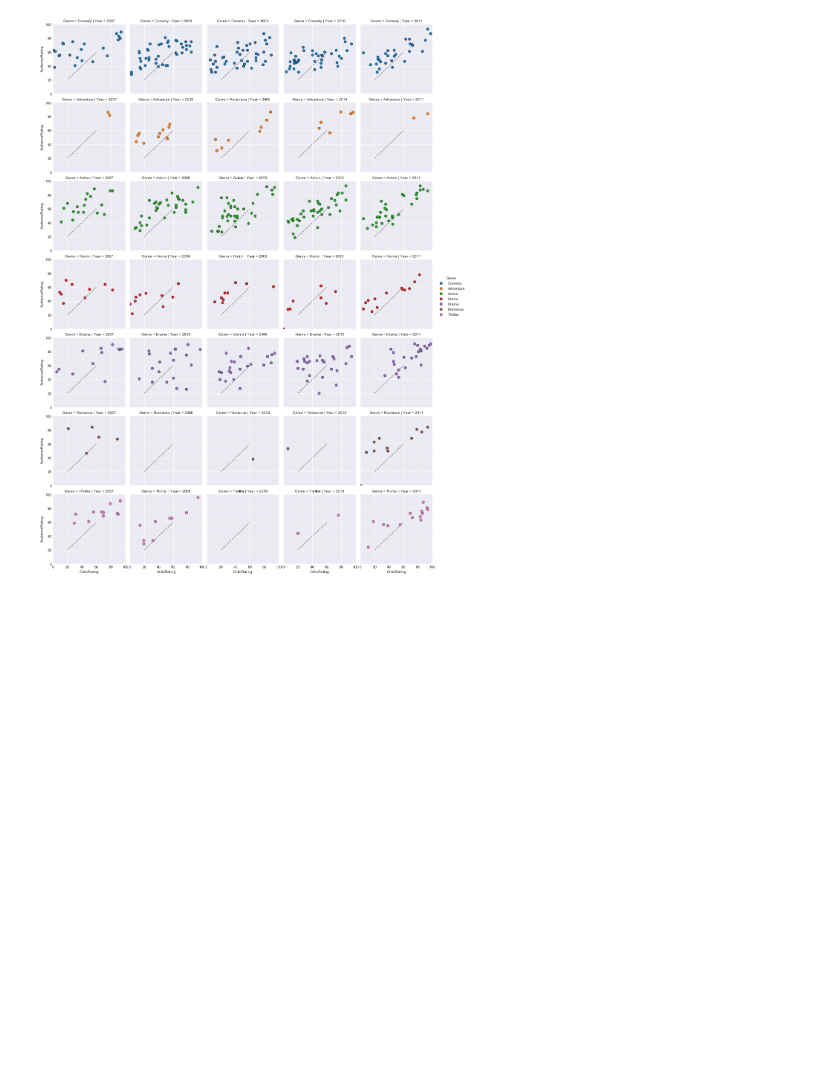
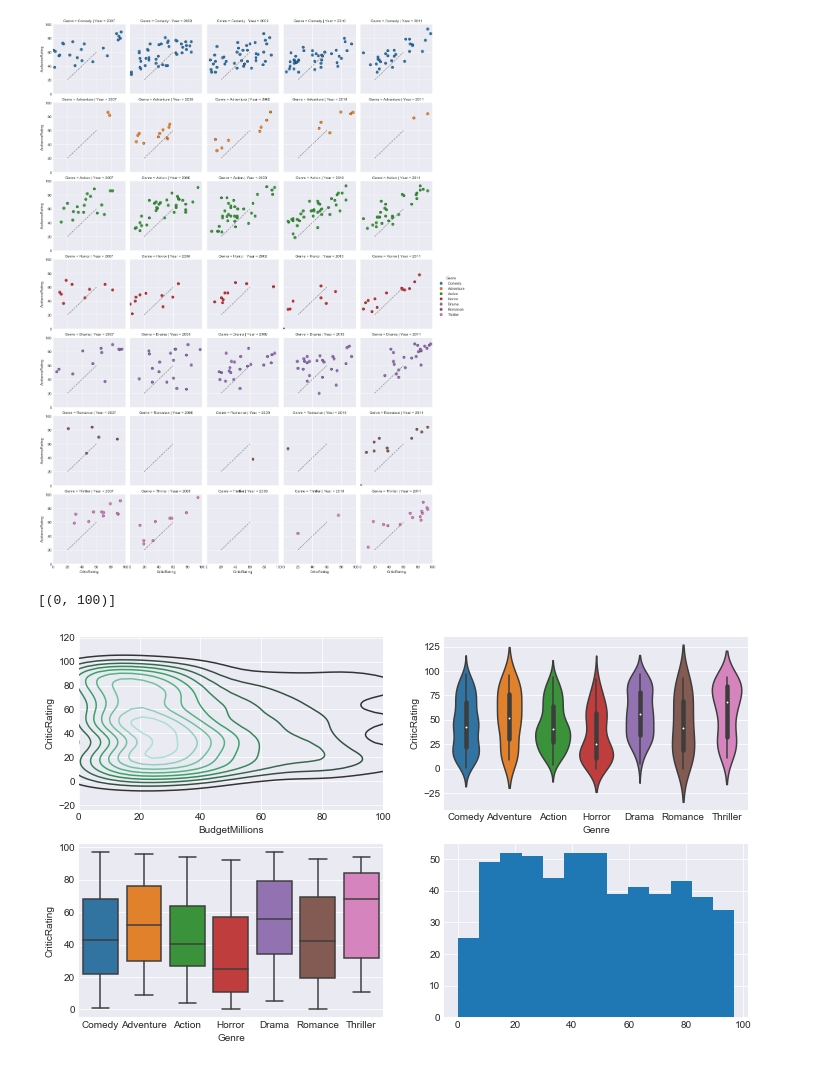
Before and after one commit to praveentn/ds___r__kaggle_titanic, a Jupyter notebook: lessons/udemy_ds_python_visualizations_subplots.ipynb, the cells around one changed output. Drawn from its saved outputs; the diff is of its cells as text; code cells hidden in the pictures; blank space fills up the shorter version.

```diff
--- a/lessons/udemy_ds_python_visualizations_subplots.ipynb
+++ b/lessons/udemy_ds_python_visualizations_subplots.ipynb
@@ -162,3 +162,15 @@ fg4.add_legend()
 # %% [output]
 <seaborn.axisgrid.FacetGrid at 0x...>
 [figure]
+# %%
+f, axii = plt.subplots(2,2, figsize=(12,7))
+dbp1 = sns.kdeplot(movies.BudgetMillions, movies.CriticRating, ax=axii[0,0])
+dbp2 = sns.violinplot(data=movies, x='Genre', y='CriticRating', ax=axii[0,1])
+dbp3 = sns.boxplot(data=movies, x='Genre', y='CriticRating', ax=axii[1,0])
+dbp4 = axii[1,1].hist(movies.CriticRating, bins=13)
+
+dbp1.set(xlim=(0,100))
+#dbp2.set(xlim=(0,100))
+# %% [output]
+[(0, 100)]
+[figure, added]
```
